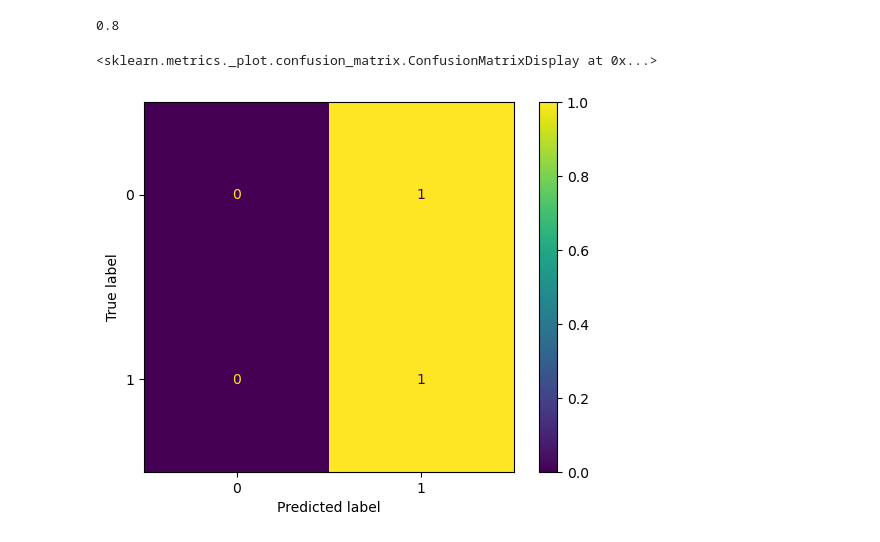
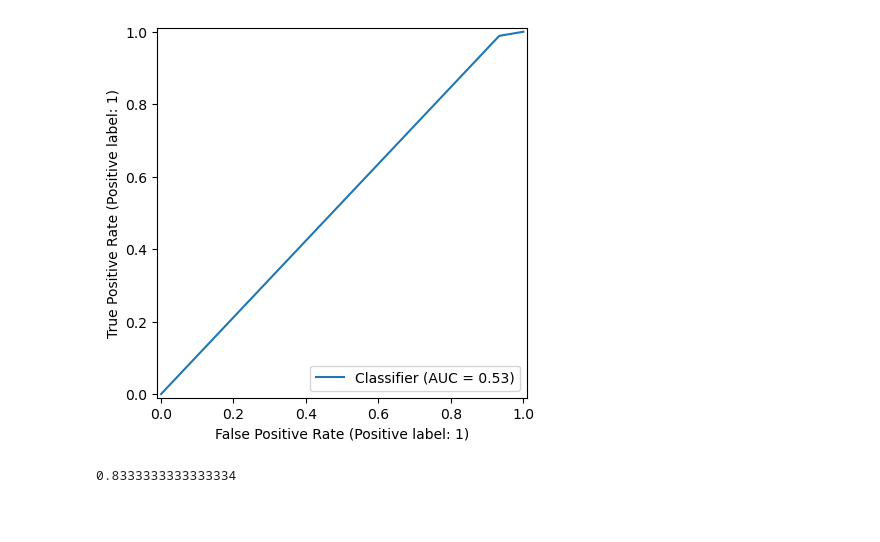
Before and after one commit to ljime080/CAP4612_Final_Project, a Jupyter notebook: mca.ipynb, the cells around one changed output. Saved outputs shown, nothing was run; the diff lists cells and outputs as text; code cells hidden in the pictures; blank space fills up the shorter version.

```diff
--- a/mca.ipynb
+++ b/mca.ipynb
@@ -153,14 +227,12 @@ GridSearchCV(estimator=LogisticRegression(max_iter=10000, random_state=42),
+# %%
+from sklearn.metrics import RocCurveDisplay
+
+RocCurveDisplay.from_predictions(y_train, y_train_pred)
+plt.show()
+# %% [output]
+[figure, added]
 # %%
-logit = gs.best_estimator_
-X_test = pd.DataFrame(pca.transform(X_test) , columns = ['PC1' , "PC2"])
+X_test = pd.DataFrame(pca.transform(X_test) , columns = ['PC1' , "PC2" , "PC3"])
 logit.score(X_test , y_test)
 # %% [output]
-0.8
+0.8333333333333334
-# %%
-from sklearn.metrics import RocCurveDisplay
-y_train_pred = logit.predict(X_train)
-from sklearn.metrics import confusion_matrix , ConfusionMatrixDisplay
-ConfusionMatrixDisplay.from_predictions(y_train , y_train_pred , normalize='true' )
-# %% [output]
-<sklearn.metrics._plot.confusion_matrix.ConfusionMatrixDisplay at 0x...>
-[figure, removed]
```
Also changed, not shown: parts of 10 cells of this notebook, 2 other files.
